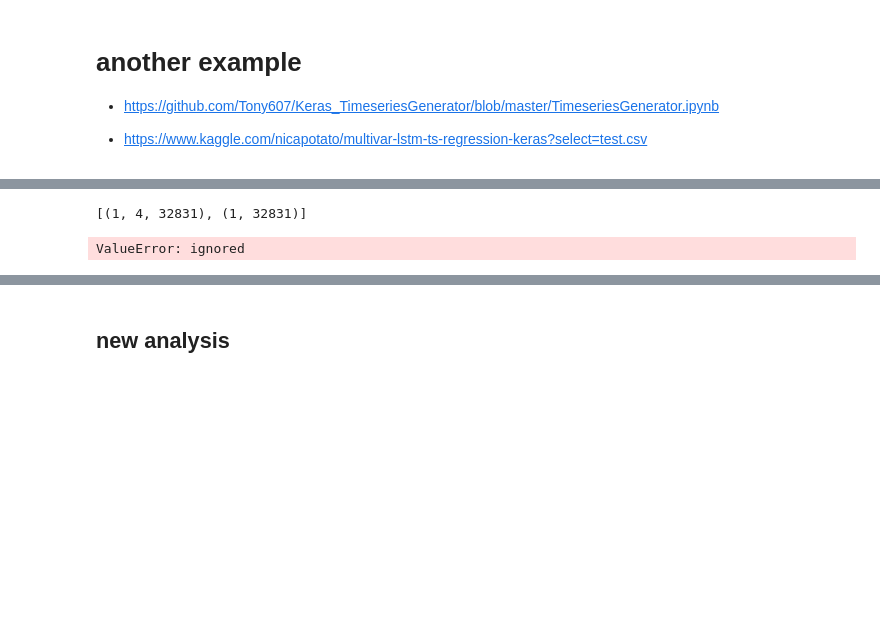
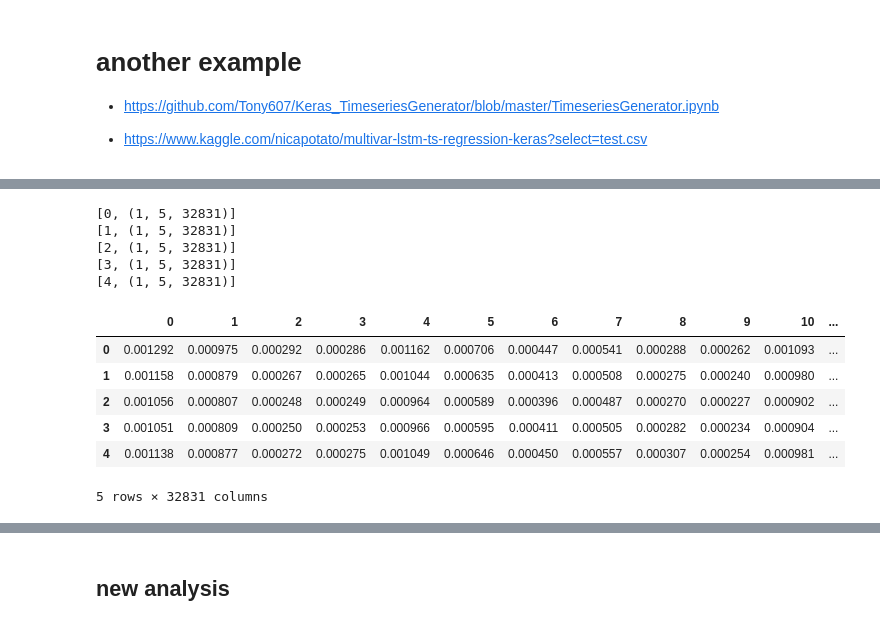
Before and after one commit to dcolinmorgan/prediction, a Jupyter notebook: LTCOPD_TS_LSTM.ipynb, the cells around one changed output, grey strips where cells are left out. Drawn from its saved outputs; the diff is of its cells as text; code cells hidden in the pictures; blank space fills up the shorter version.

```diff
--- a/LTCOPD_TS_LSTM.ipynb
+++ b/LTCOPD_TS_LSTM.ipynb
@@ -698,27 +697,40 @@ plt.show()
-# %%
-# batch[:,1:,:].shape
-# [pred_list[i]]
-# cc=model.predict(batch.T)#[0]
-# cc.shape
-# [batch[0,1:,:].shape,pred_list[i].T.shape]
-# [batch[0,1:,:].shape,pred_list[i].T.shape]
-[batch[:,1:,:].shape,pred_list[i].T.shape]
-# batch.T.shape
-# %% [output]
-[(1, 4, 32831), (1, 32831)]
 # %%
 t2data=t2data[::-1]
 train = t2data[:-30]
-
+# t2data=t2data[::-1]
 scaler = MinMaxScaler()
 scaler.fit(train)
 train = scaler.transform(train)
 
 pred_list = []
 batch = train[-n_input:].reshape((1, n_input, t2data.shape[1]))
-batch=batch.T
+# batch=batch.T
 for i in range(n_input):
-    pred_list.append(model.predict(batch))#[0])
-    batch = np.append(batch[0,1:,:],pred_list[i].T,axis=0)
+  pred_list.append(model.predict(batch.T))#[0])
+  batch = np.append(batch[0,1:,:],pred_list[i].T,axis=0)
+  # print([batch.shape,pred_list[i].T.shape])
+  # batch=batch.T
+  batch = np.expand_dims(batch, 0)
+  print([i,batch.shape])
 # %% [output]
-ValueError: ignored
+[0, (1, 5, 32831)]
+[1, (1, 5, 32831)]
+[2, (1, 5, 32831)]
+[3, (1, 5, 32831)]
+[4, (1, 5, 32831)]
+# %%
+pred_list=scaler.inverse_transform(np.squeeze(pred_list))
+# pred_list = []
+# batch = train[-n_input:].reshape((1, n_input, t2data.shape[1]))
+# pred_list.append(model.predict(batch.T))
+pred_list=(np.squeeze(pred_list))
+pred_list=pd.DataFrame(pred_list)
+pred_list
+# %% [output]
+|  | 0 | 1 | 2 | 3 | 4 | 5 | 6 | 7 | 8 | 9 | 10 | ... |
+| 0 | 0.001292 | 0.000975 | 0.000292 | 0.000286 | 0.001162 | 0.000706 | 0.000447 | 0.000541 | 0.000288 | 0.000262 | 0.001093 | ... |
+| 1 | 0.001158 | 0.000879 | 0.000267 | 0.000265 | 0.001044 | 0.000635 | 0.000413 | 0.000508 | 0.000275 | 0.000240 | 0.000980 | ... |
+| 2 | 0.001056 | 0.000807 | 0.000248 | 0.000249 | 0.000964 | 0.000589 | 0.000396 | 0.000487 | 0.000270 | 0.000227 | 0.000902 | ... |
+| 3 | 0.001051 | 0.000809 | 0.000250 | 0.000253 | 0.000966 | 0.000595 | 0.000411 | 0.000505 | 0.000282 | 0.000234 | 0.000904 | ... |
+| 4 | 0.001138 | 0.000877 | 0.000272 | 0.000275 | 0.001049 | 0.000646 | 0.000450 | 0.000557 | 0.000307 | 0.000254 | 0.000981 | ... |
+5 rows × 32831 columns
```
Also changed, not shown: parts of 11 cells of this notebook.
